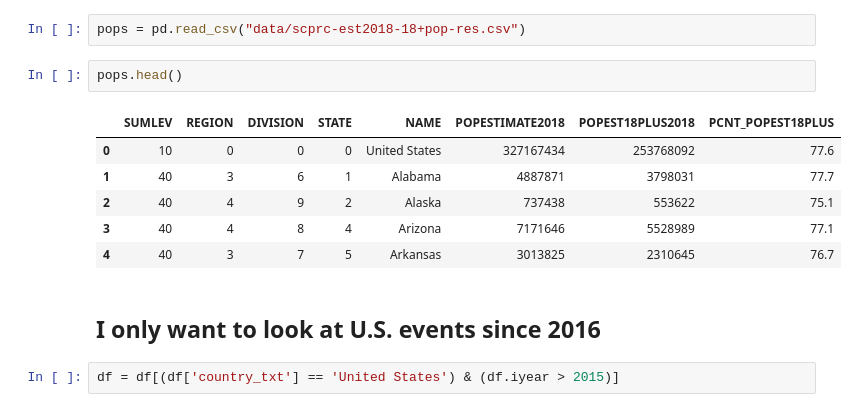
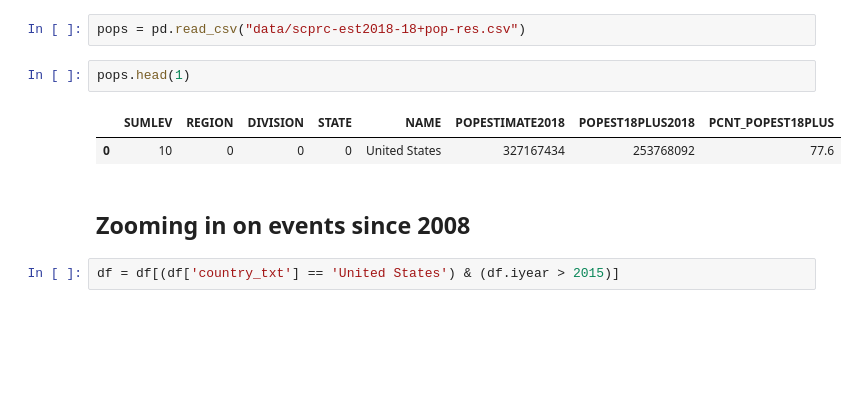
Before and after one commit to sawyerclick/portfolio, a Jupyter notebook: project/terrorism/terrorism.ipynb, the cells around one changed output. Drawn from its saved outputs; the diff is of its cells as text; blank space fills up the shorter version.

```diff
--- a/project/terrorism/terrorism.ipynb
+++ b/project/terrorism/terrorism.ipynb
@@ -63,16 +186,12 @@ Using 2018 population estimations
 # %%
 pops = pd.read_csv("data/scprc-est2018-18+pop-res.csv")
 # %%
-pops.head()
+pops.head(1)
 # %% [output]
 |  | SUMLEV | REGION | DIVISION | STATE | NAME | POPESTIMATE2018 | POPEST18PLUS2018 | PCNT_POPEST18PLUS |
 | 0 | 10 | 0 | 0 | 0 | United States | 327167434 | 253768092 | 77.6 |
-| 1 | 40 | 3 | 6 | 1 | Alabama | 4887871 | 3798031 | 77.7 |
-| 2 | 40 | 4 | 9 | 2 | Alaska | 737438 | 553622 | 75.1 |
-| 3 | 40 | 4 | 8 | 4 | Arizona | 7171646 | 5528989 | 77.1 |
-| 4 | 40 | 3 | 7 | 5 | Arkansas | 3013825 | 2310645 | 76.7 |
-# %% [markdown]
-## I only want to look at U.S. events since 2016
+# %% [markdown]
+## Zooming in on events since 2008
 # %%
 df = df[(df['country_txt'] == 'United States') & (df.iyear > 2015)]
 # %%
```
Also changed, not shown: parts of 34 cells of this notebook, 8 other files.
